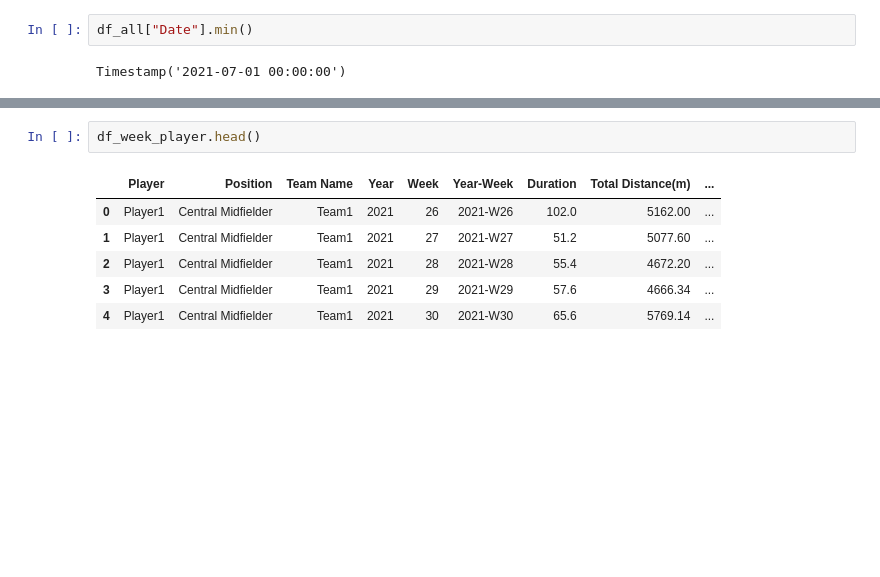
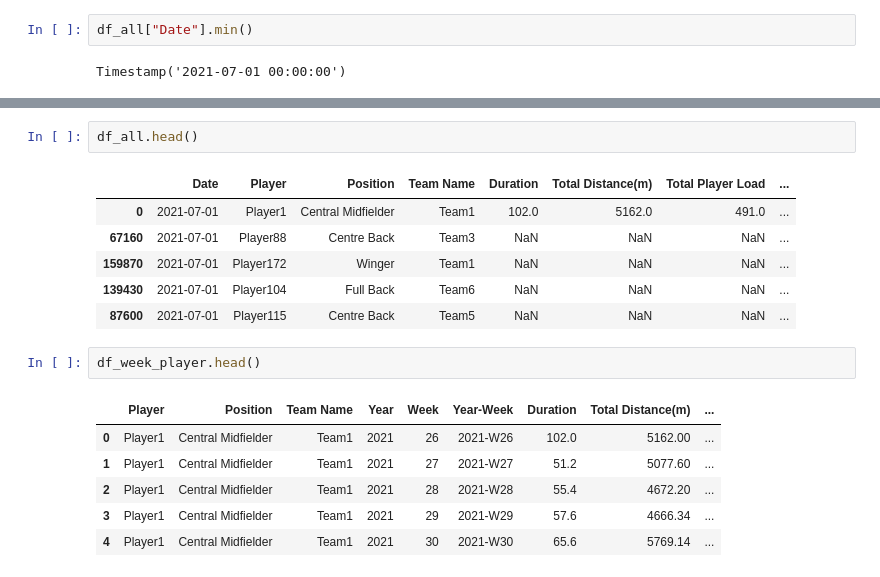
Before and after one commit to typewind/phylix, a Jupyter notebook: processed_explore.ipynb, the cells around one changed output, grey strips where cells are left out. Saved outputs shown, nothing was run; the diff lists cells and outputs as text; blank space fills up the shorter version.

```diff
--- a/processed_explore.ipynb
+++ b/processed_explore.ipynb
@@ -21,3 +49,12 @@ Timestamp('2021-07-01 00:00:00')
+# %%
+df_all.head()
+# %% [output]
+|  | Date | Player | Position | Team Name | Duration | Total Distance(m) | Total Player Load | ... |
+| 0 | 2021-07-01 | Player1 | Central Midfielder | Team1 | 102.0 | 5162.0 | 491.0 | ... |
+| 67160 | 2021-07-01 | Player88 | Centre Back | Team3 | NaN | NaN | NaN | ... |
+| 159870 | 2021-07-01 | Player172 | Winger | Team1 | NaN | NaN | NaN | ... |
+| 139430 | 2021-07-01 | Player104 | Full Back | Team6 | NaN | NaN | NaN | ... |
+| 87600 | 2021-07-01 | Player115 | Centre Back | Team5 | NaN | NaN | NaN | ... |
 # %%
 df_week_player.head()
 # %% [output]
```
Also changed, not shown: parts of 31 cells of this notebook, 1 other file.
